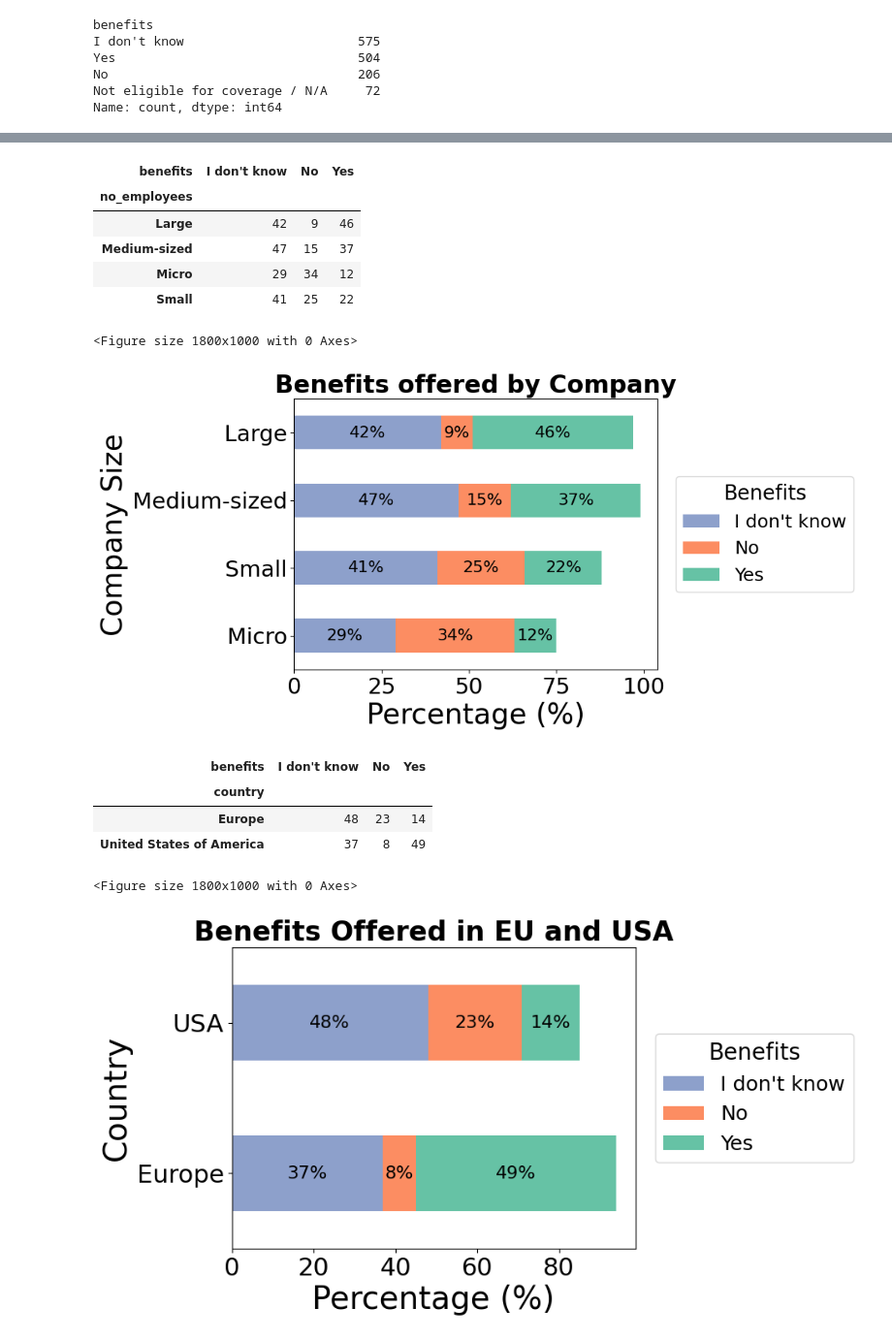
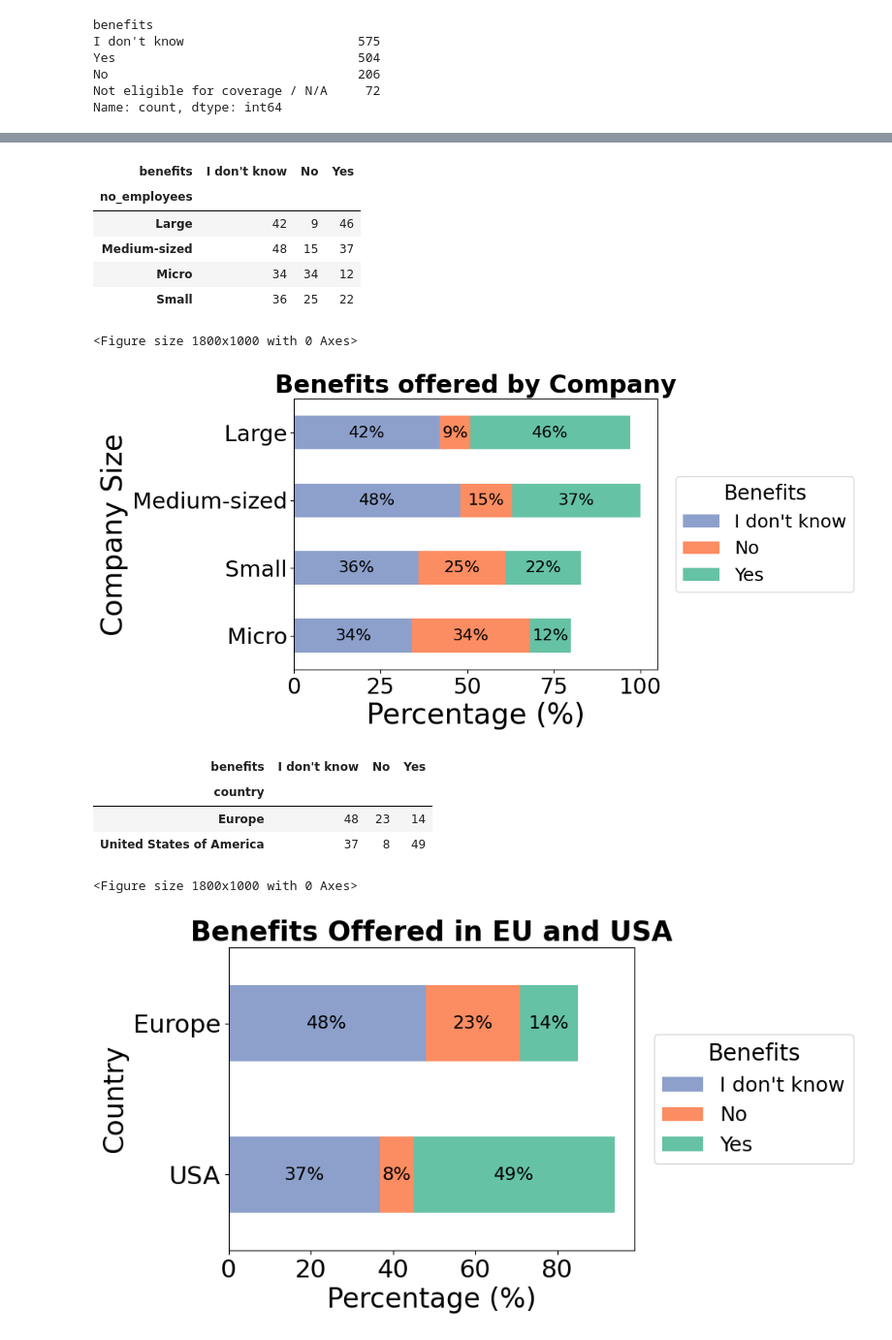
Before and after one commit to ShaQ90/week3_project, a Jupyter notebook: notebooks/datacleaning_data_analysis_Alessia.ipynb, the cells around one changed output, grey strips where cells are left out. Shown at 97% size. Drawn from its saved outputs; the diff is of its cells as text; code cells hidden in the pictures.

```diff
--- a/notebooks/Alessia.ipynb
+++ b/notebooks/datacleaning_data_analysis_Alessia.ipynb
@@ -1,7 +1,7 @@
 # %%
 import numpy as np
 import pandas as pd
-df_2016= pd.read_csv("survey_2016.csv")
+df_2016= pd.read_csv("../data/raw/survey_2016.csv")
 
 df_2016.columns
 # %% [output]
@@ -863,9 +863,9 @@ pivot_table_ben
 | benefits | I don't know | No | Yes |
 | no_employees |  |  |  |
 | Large | 42 | 9 | 46 |
-| Medium-sized | 47 | 15 | 37 |
-| Micro | 29 | 34 | 12 |
-| Small | 41 | 25 | 22 |
+| Medium-sized | 48 | 15 | 37 |
+| Micro | 34 | 34 | 12 |
+| Small | 36 | 25 | 22 |
 # %%
 # Reorder the rows to have "Large enterprise" first and "Micro enterprise" last
 ordered_index = ['Micro', 'Small', 'Medium-sized', 'Large']
@@ -918,7 +918,7 @@ plt.savefig('Benefits_offered_by_Company_fixed.jpeg', format='jpeg', dpi=300, bb
 plt.show()
 # %% [output]
 <Figure size 1800x1000 with 0 Axes>
-[figure, old version]
+[figure, new version]
 # %%
 # Filter the DataFrame to include only "Europe" and "United States of America"
 filtered_df = df_2016[
@@ -974,44 +974,44 @@ ax = pivot_table_country_ben.plot(kind='barh', stacked=True, color=colors, edgec
 
 # Set the title and labels with larger font sizes
 ax.set_title('Benefits Offered in EU and USA', fontsize=24, weight='bold')
-ax.set_xlabel('Percentage (%)', fontsize=28)
-ax.set_ylabel('Country', fontsize=28)
+ax.set_xlabel('Percentage (%)', fontsize=24)
+ax.set_ylabel('Country', fontsize=24)
 
 # Customize the legend
 legend_labels = pivot_table_country_ben.columns.tolist()  # Use the actual column names for legend
 handles, labels = ax.get_legend_handles_labels()
 
 # Set y-axis labels manually
-ax.set_yticklabels(['Europe', 'USA'])
+ax.set_yticklabels(['USA', 'Europe'])
 
 # Position the legend to the right of the plot, outside the plotting area
 ax.legend(handles, legend_labels,
           title='Benefits',
           title_fontsize='20',
           fontsize='18',
           bbox_to_anchor=(1.05, 0.5),  # Move the legend completely outside the plot area
           loc='center left',
           borderaxespad=0.0)  # Minimal padding between the plot and legend
 
 # Remove grid lines
 ax.grid(False)
 
 # Add labels to the bars with a larger font size
 for container in ax.containers:
     ax.bar_label(container, fmt='%.0f%%', fontsize=16, label_type='center')
 
 # Increase the size of the numbers on x and y axes
 ax.tick_params(axis='x', labelsize=22)
 ax.tick_params(axis='y', labelsize=22)
 
 # Directly set bounding box for the entire figure to avoid unnecessary shrinking
 plt.savefig('Benefits_offered_by_Region_fixed.jpeg', format='jpeg', dpi=300, bbox_inches='tight')
 
 # Show the plot
 plt.show()
 # %% [output]
 <Figure size 1800x1000 with 0 Axes>
-[figure, old version]
+[figure, new version]
 # %%
 import pandas as pd
 
```
Also changed, not shown: parts of 12 cells of this notebook, 6 other files.
